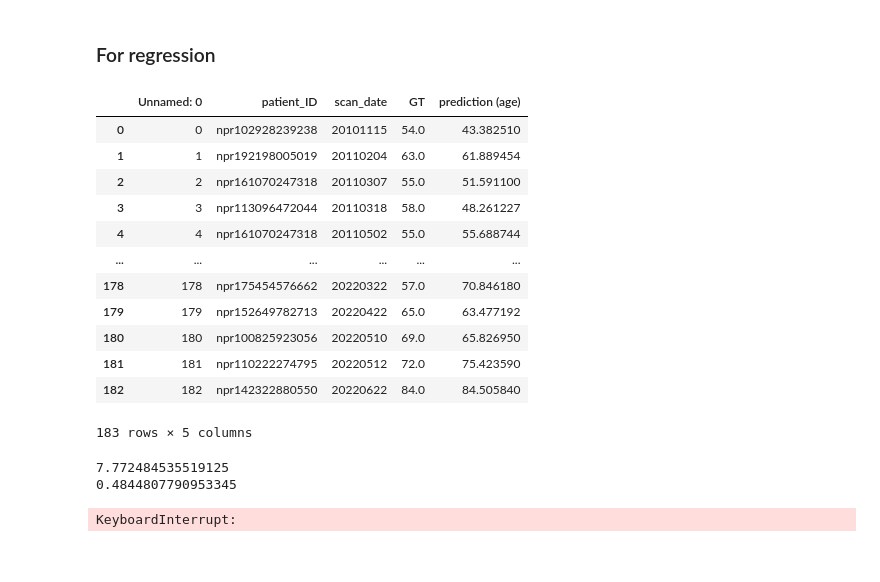
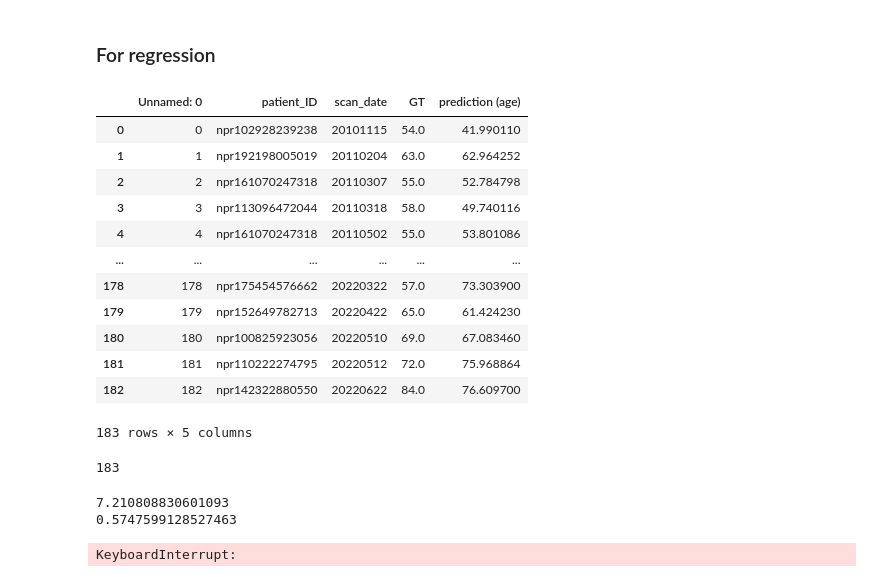
Before and after one commit to NickosKal/UCAN-PET-CT-image-data-handling-pipeline, a Jupyter notebook: Task4/Data_preparation/evaluate_models_ashish.ipynb, the cells around one changed output. Cells and saved outputs as stored; diff of their text form; code cells hidden in the pictures.

```diff
--- a/Task4/Data_preparation/evaluate_models_ashish.ipynb
+++ b/Task4/Data_preparation/evaluate_models_ashish.ipynb
@@ -92,22 +92,26 @@ Name: count, dtype: int64
 # %% [markdown]
 ### For regression
 # %%
-data = pd.read_csv("/home/ashish/Ashish/UCAN/Results/regression/experiment_5/CV_0/Metrics/epoch_25.csv")
+data = pd.read_csv("/home/ashish/Ashish/UCAN/Results/regression/experiment_6/CV_0/Metrics/epoch_48.csv")
 data
 # %% [output]
 |  | Unnamed: 0 | patient_ID | scan_date | GT | prediction (age) |
-| 0 | 0 | npr102928239238 | 20101115 | 54.0 | 43.382510 |
-| 1 | 1 | npr192198005019 | 20110204 | 63.0 | 61.889454 |
-| 2 | 2 | npr161070247318 | 20110307 | 55.0 | 51.591100 |
-| 3 | 3 | npr113096472044 | 20110318 | 58.0 | 48.261227 |
-| 4 | 4 | npr161070247318 | 20110502 | 55.0 | 55.688744 |
+| 0 | 0 | npr102928239238 | 20101115 | 54.0 | 41.990110 |
+| 1 | 1 | npr192198005019 | 20110204 | 63.0 | 62.964252 |
+| 2 | 2 | npr161070247318 | 20110307 | 55.0 | 52.784798 |
+| 3 | 3 | npr113096472044 | 20110318 | 58.0 | 49.740116 |
+| 4 | 4 | npr161070247318 | 20110502 | 55.0 | 53.801086 |
 | ... | ... | ... | ... | ... | ... |
-| 178 | 178 | npr175454576662 | 20220322 | 57.0 | 70.846180 |
-| 179 | 179 | npr152649782713 | 20220422 | 65.0 | 63.477192 |
-| 180 | 180 | npr100825923056 | 20220510 | 69.0 | 65.826950 |
-| 181 | 181 | npr110222274795 | 20220512 | 72.0 | 75.423590 |
-| 182 | 182 | npr142322880550 | 20220622 | 84.0 | 84.505840 |
+| 178 | 178 | npr175454576662 | 20220322 | 57.0 | 73.303900 |
+| 179 | 179 | npr152649782713 | 20220422 | 65.0 | 61.424230 |
+| 180 | 180 | npr100825923056 | 20220510 | 69.0 | 67.083460 |
+| 181 | 181 | npr110222274795 | 20220512 | 72.0 | 75.968864 |
+| 182 | 182 | npr142322880550 | 20220622 | 84.0 | 76.609700 |
 183 rows × 5 columns
+# %%
+np.array(data["GT"]).shape[0]
+# %% [output]
+183
 # %%
 metric = mean_absolute_error(np.array(data["GT"]), np.array(data["prediction (age)"]))
 metric_r_squared = r2_score(data["GT"], data["prediction (age)"])
@@ -115,8 +119,8 @@ metric_r_squared = r2_score(data["GT"], data["prediction (age)"])
 print(metric)
 print(metric_r_squared)
 # %% [output]
-7.772484535519125
-0.4844807790953345
+7.210808830601093
+0.5747599128527463
 # %%
 data["prediction_probability (diagnosis)"].hist()
 # %% [output]
```
Also changed, not shown: parts of 2 cells of this notebook, 3 other files.
